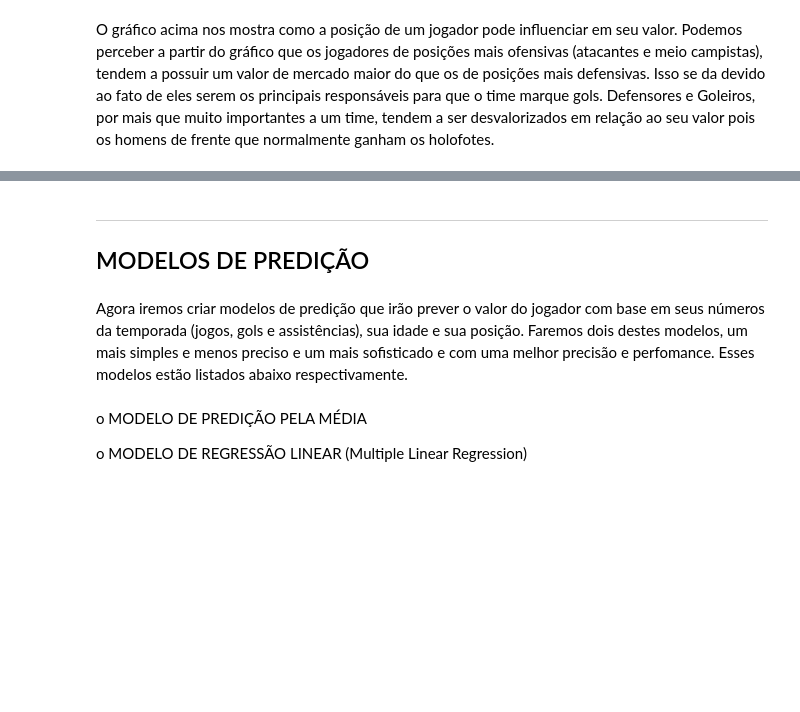
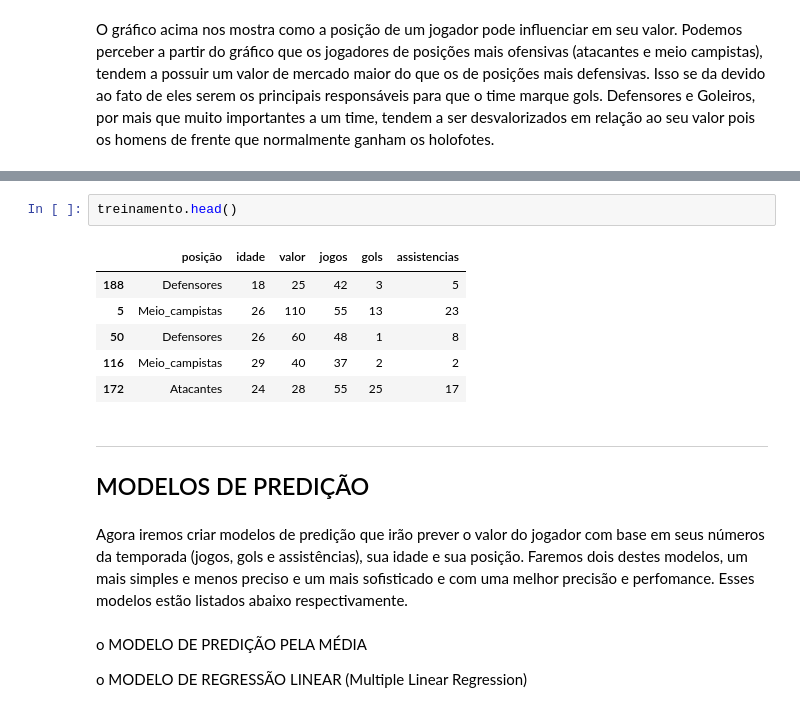
Before and after one commit to Leobhering/cddp3, a Jupyter notebook: Projeto3 Layout.ipynb, the cells around one changed output, grey strips where cells are left out. Saved outputs shown, nothing was run; the diff lists cells and outputs as text; blank space fills up the shorter version.

```diff
--- a/Projeto3 Layout.ipynb
+++ b/Projeto3 Layout.ipynb
@@ -163,9 +176,17 @@ O gráfico acima nos mostra como a posição de um jogador pode influenciar em s
+# %%
+treinamento.head()
+# %% [output]
+|  | posição | idade | valor | jogos | gols | assistencias |
+| 188 | Defensores | 18 | 25 | 42 | 3 | 5 |
+| 5 | Meio_campistas | 26 | 110 | 55 | 13 | 23 |
+| 50 | Defensores | 26 | 60 | 48 | 1 | 8 |
+| 116 | Meio_campistas | 29 | 40 | 37 | 2 | 2 |
+| 172 | Atacantes | 24 | 28 | 55 | 25 | 17 |
 # %% [markdown]
 ___
 ## MODELOS DE PREDIÇÃO
 # %% [markdown]
-Agora iremos criar modelos de predição que irão prever o valor do jogador com base em seus números da temporada (jogos, gols e assistências), sua idade e sua posição.
-Faremos dois destes modelos, um mais simples e menos preciso e um mais sofisticado e com uma melhor precisão e perfomance. Esses modelos estão listados abaixo respectivamente.
+Agora iremos criar modelos de predição que irão prever o valor do jogador com base em seus números da temporada (jogos, gols e assistências), sua idade e sua posição. Faremos dois destes modelos, um mais simples e menos preciso e um mais sofisticado e com uma melhor precisão e perfomance. Esses modelos estão listados abaixo respectivamente.
 # %% [markdown]
 o MODELO DE PREDIÇÃO PELA MÉDIA
 
```
Also changed, not shown: parts of 20 cells of this notebook.
